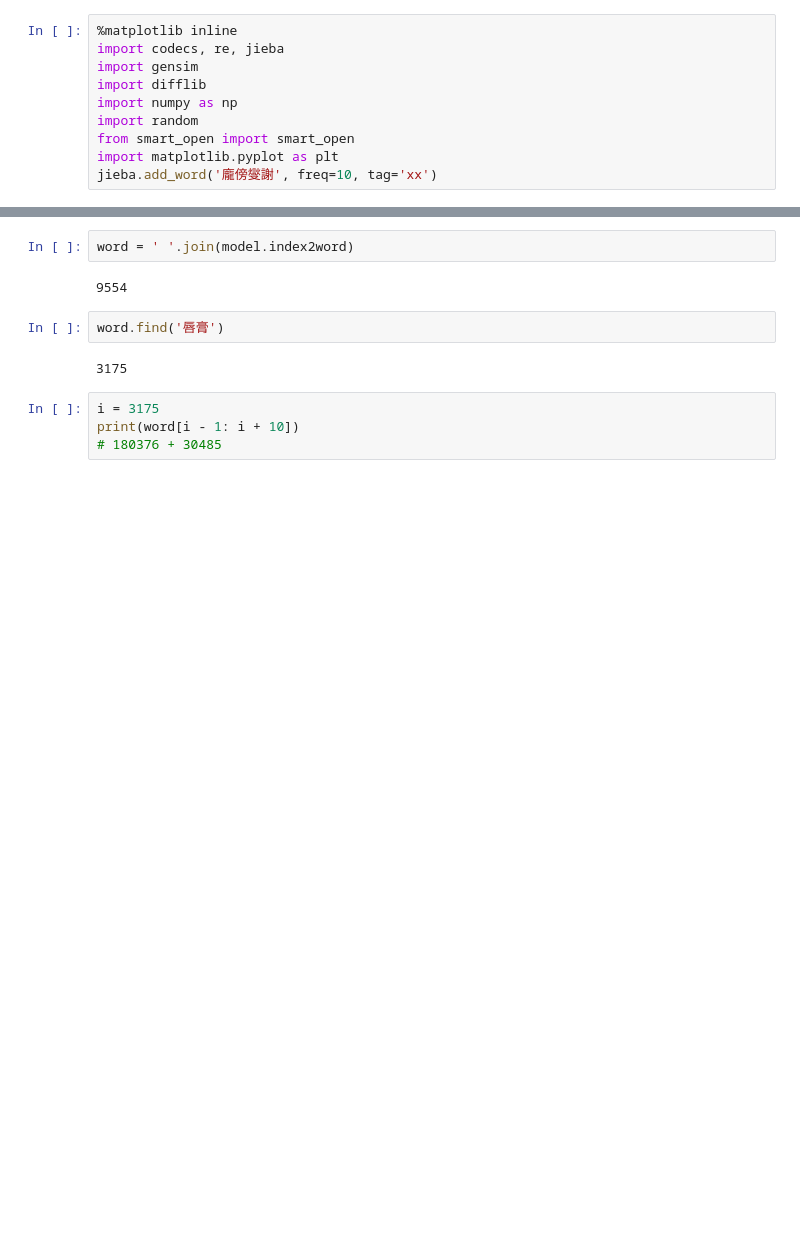
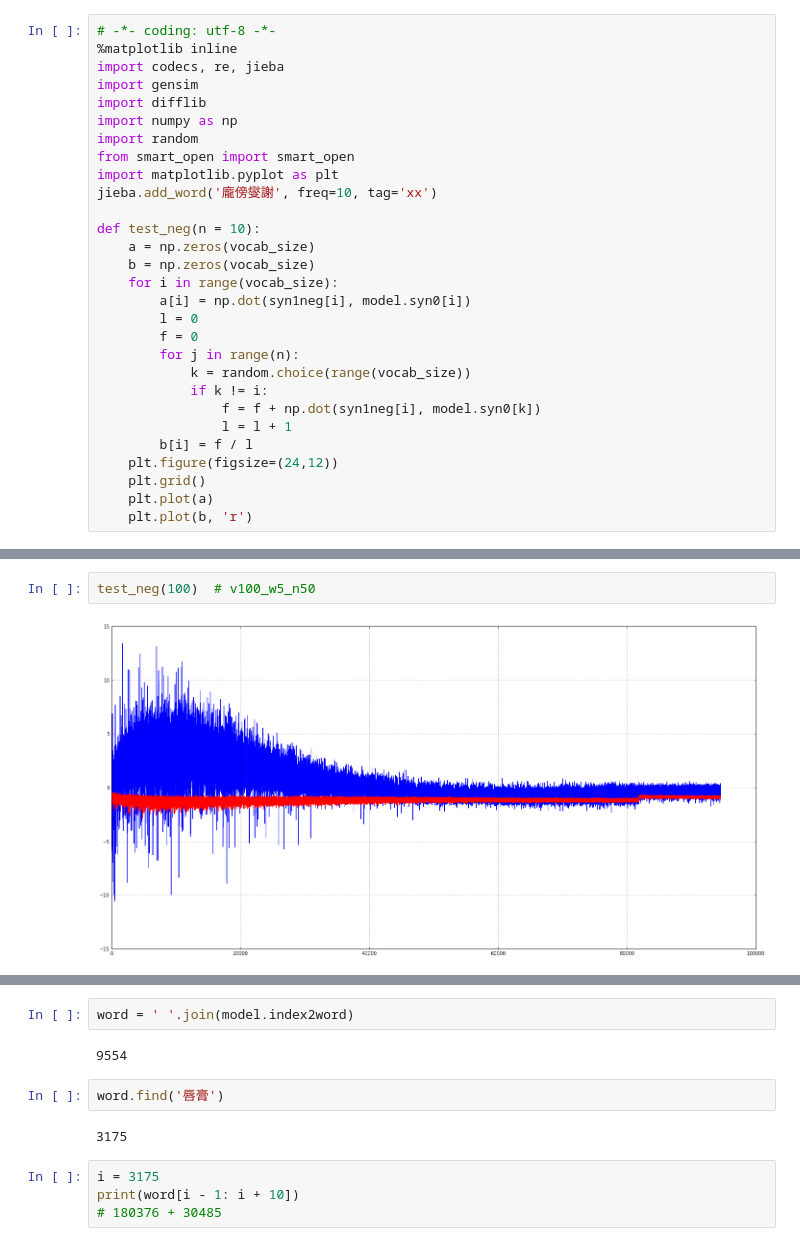
Before and after one commit to ryanchao2012/pixnet-nlp, a Jupyter notebook: Untitled.ipynb, the cells around one changed output, grey strips where cells are left out. Saved outputs shown, nothing was run; the diff lists cells and outputs as text; blank space fills up the shorter version.

```diff
--- a/Untitled.ipynb
+++ b/Untitled.ipynb
@@ -1,4 +1,5 @@
 # %%
+# -*- coding: utf-8 -*-
 %matplotlib inline
 import codecs, re, jieba
 import gensim
@@ -8,3 +9,21 @@ import random
 from smart_open import smart_open
 import matplotlib.pyplot as plt
 jieba.add_word('龐傍燮謝', freq=10, tag='xx')
+
+def test_neg(n = 10):
+    a = np.zeros(vocab_size)
+    b = np.zeros(vocab_size)
+    for i in range(vocab_size):
+        a[i] = np.dot(syn1neg[i], model.syn0[i])
+        l = 0
+        f = 0
+        for j in range(n):
+            k = random.choice(range(vocab_size))
+            if k != i:
+                f = f + np.dot(syn1neg[i], model.syn0[k])
+                l = l + 1
+        b[i] = f / l
+    plt.figure(figsize=(24,12))
+    plt.grid()
+    plt.plot(a)
+    plt.plot(b, 'r')
@@ -102,0 +97,4 @@ for j in range(10):
+# %%
+test_neg(100)  # v100_w5_n50
+# %% [output]
+[figure, added]
```
Also changed, not shown: parts of 12 cells of this notebook, 2 other files.
